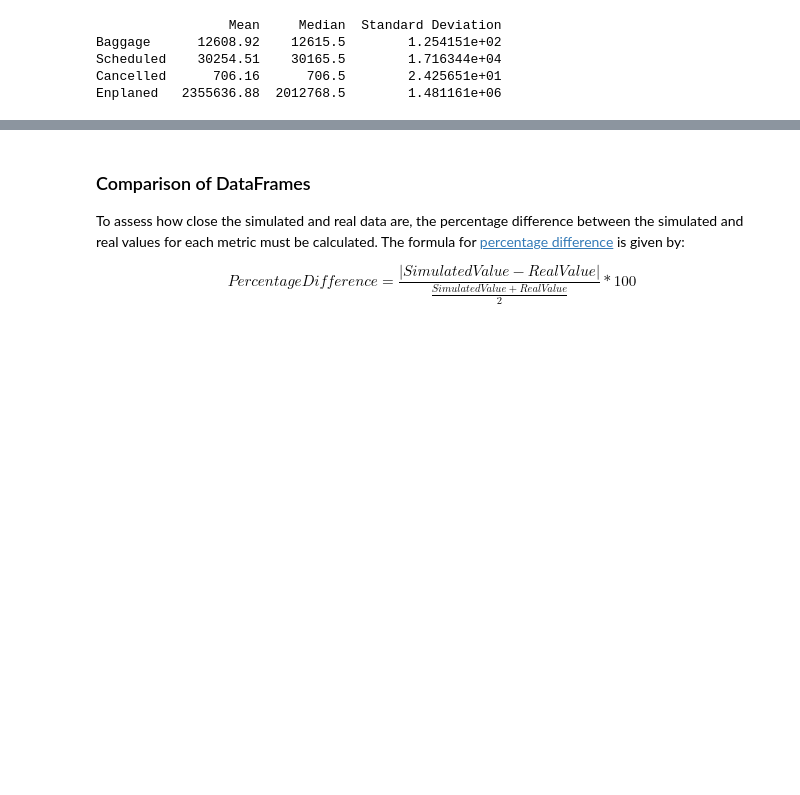
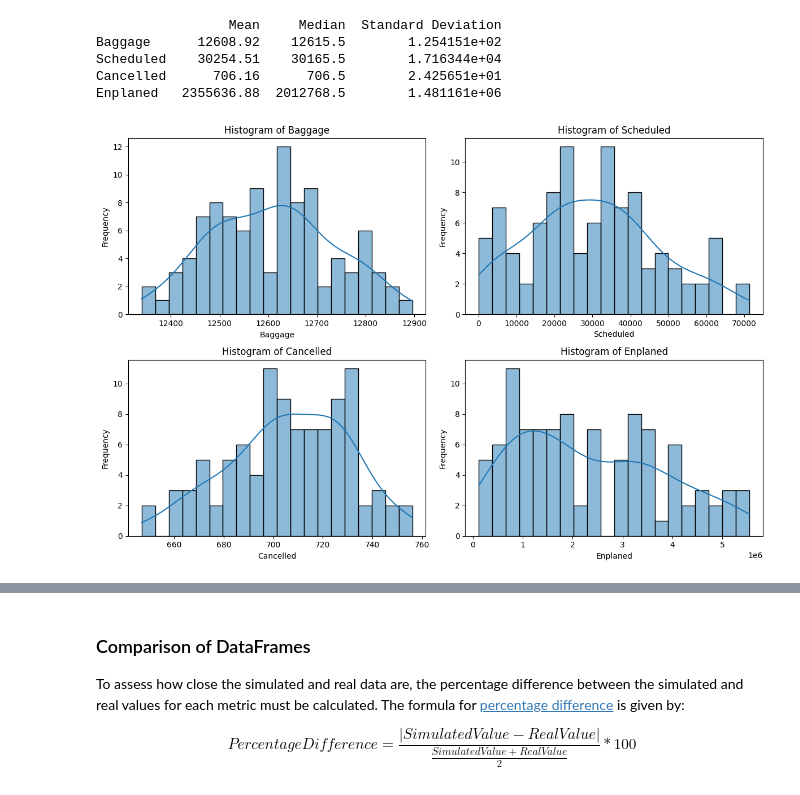
Before and after one commit to claretubs/programming-data-analysis-project, a Jupyter notebook: project1.ipynb, the cells around one changed output, grey strips where cells are left out. Saved outputs shown, nothing was run; the diff lists cells and outputs as text; code cells hidden in the pictures; blank space fills up the shorter version.

Commit message:
Histograms and Pairplot of Simulated Data

```diff
--- a/project1.ipynb
+++ b/project1.ipynb
@@ -269,3 +269,22 @@ Baggage      12608.92    12615.5        1.254151e+02
 Scheduled    30254.51    30165.5        1.716344e+04
 Cancelled      706.16      706.5        2.425651e+01
 Enplaned   2355636.88  2012768.5        1.481161e+06
+# %%
+# Plot histograms for each variable in the simulated data.
+fig, axes = plt.subplots(nrows=2, ncols=2, figsize=(12, 8))
+
+# Flatten the 2D array of subplots for easier indexing.
+# https://stackoverflow.com/questions/46862861/what-does-axes-flat-in-matplotlib-do
+axes = axes.flatten()
+
+# Iterate over each column and plot the histogram.
+for i, col in enumerate(airline_data.columns):
+    sns.histplot(airline_data[col], bins=20, kde=True, ax=axes[i], edgecolor='black')
+    axes[i].set_title(f'Histogram of {col}')
+    axes[i].set_xlabel(col)
+    axes[i].set_ylabel('Frequency')
+
+plt.tight_layout()
+plt.show()
+# %% [output]
+[figure, added]
```
Also changed, not shown: parts of 1 cell of this notebook.
